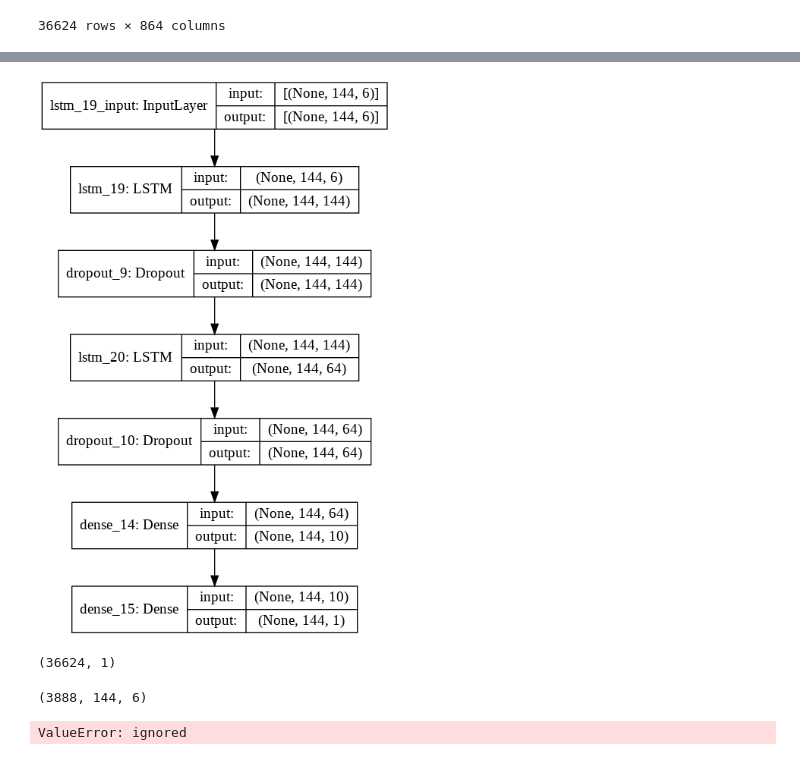
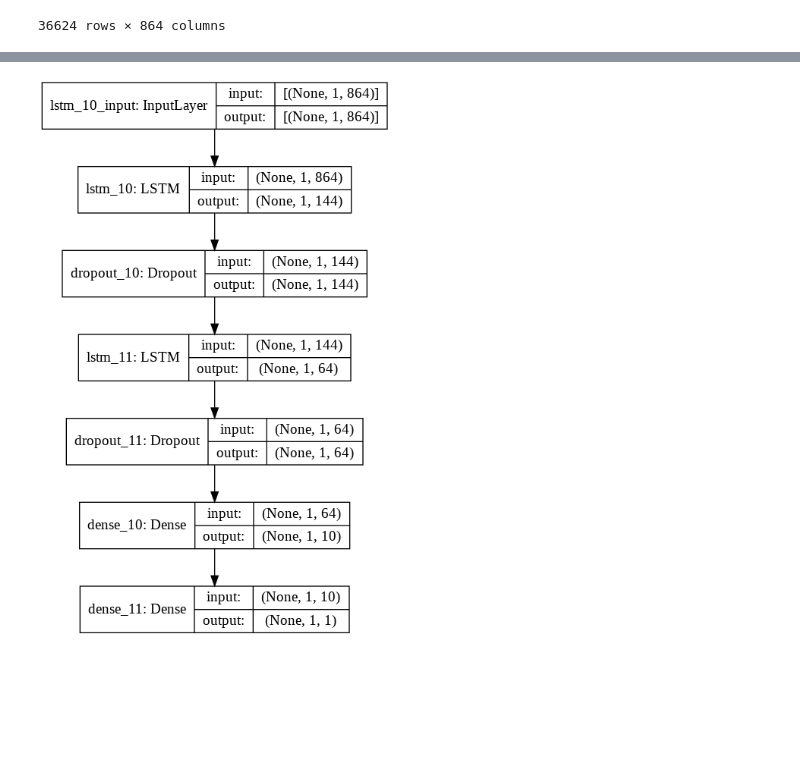
Before and after one commit to marvelous-koala/unlimited_power, a Jupyter notebook: 합치기_전_임시작업/MJ/신경망_쓰고싶어/꾸ㅜ.ipynb, the cells around one changed output, grey strips where cells are left out. Saved outputs shown, nothing was run; the diff lists cells and outputs as text; code cells hidden in the pictures; blank space fills up the shorter version.

```diff
--- a/합치기_전_임시작업/MJ/신경망_쓰고싶어/꾸ㅜ.ipynb
+++ b/합치기_전_임시작업/MJ/신경망_쓰고싶어/꾸ㅜ.ipynb
@@ -174,12 +177,12 @@ X_train_1
 | 15939 | 0.063830 | 0.000000 | 0.000000 | 0.915918 | 0.296296 | 0.000000 | 0.085106 | ... |
 36624 rows × 864 columns
 # %%
-def to_tensor(X,y, batch = 400):
-  X = X.values.reshape(X.values.shape[0], n_days, -1)
-  y = y.values.reshape(y.values.shape[0],1) #,-1)
+def to_tensor(X): #,y, batch = 400):
+  X = X.values.reshape(X.values.shape[0], 1, -1)
+  # y = y.values.reshape(y.values.shape[0],1) #,-1)
   # tensor_X = torch.from_numpy(X)
   # tensor_y = torch.from_numpy(y)
   # tensor_set = TensorDataset(tensor_X, tensor_y)
   # results = DataLoader(tensor_set, batch_size = batch, shuffle=True)
-  return X,y
+  return X
 # %%
@@ -199,3 +198,9 @@ train_X1.shape
+# %%
+X_train_1 = to_tensor(X_train_1)
+X_valid_1 = to_tensor(X_valid_1)
+X_train_2 = to_tensor(X_train_2)
+X_valid_2 = to_tensor(X_valid_2)
+X_test = to_tensor(X_test)
 # %%
 from tensorflow.keras.backend import mean, maximum
 
@@ -207,11 +245,13 @@ q_lst = [0.1, 0.2, 0.3, 0.4, 0.5, 0.6, 0.7, 0.8, 0.9]
 # %%
 model = Sequential()
-model.add(LSTM(144, input_shape=(train_X1.shape[1], train_X1.shape[2]), return_sequences=True))
+model.add(LSTM(144, input_shape=(X_train_1.shape[1], X_train_1.shape[2]), return_sequences=True))
 model.add(Dropout(0.3))
 model.add(LSTM(64, return_sequences=True))
 model.add(Dropout(0.3))
 model.add(Dense(10))
 model.add(Dense(1))
-model.compile(loss='mae', optimizer='adam')
-# fit network
-history = model.fit(train_X1, train_y1, epochs=5, batch_size=300, validation_data=(valid_X1, valid_y1), verbose=1, shuffle=True)
+model.compile(loss=lambda y,pred: quantile_loss(q,y,pred), optimizer='adam')
+
+keras.utils.plot_model(model, 'my_first_model_with_shape_info.png', show_shapes=True)
+# %% [output]
+[figure, added]
@@ -220,16 +257,0 @@ import keras
-# %%
-keras.utils.plot_model(model, 'my_first_model_with_shape_info.png', show_shapes=True)
-# %% [output]
-[figure, removed]
-# %%
-train_y1.shape
-# %% [output]
-(36624, 1)
-# %%
-test_X.shape
-# %% [output]
-(3888, 144, 6)
-# %%
-K = model.predict(test_X[-1])
-# %% [output]
-ValueError: ignored
```
Also changed, not shown: parts of 19 cells of this notebook.
